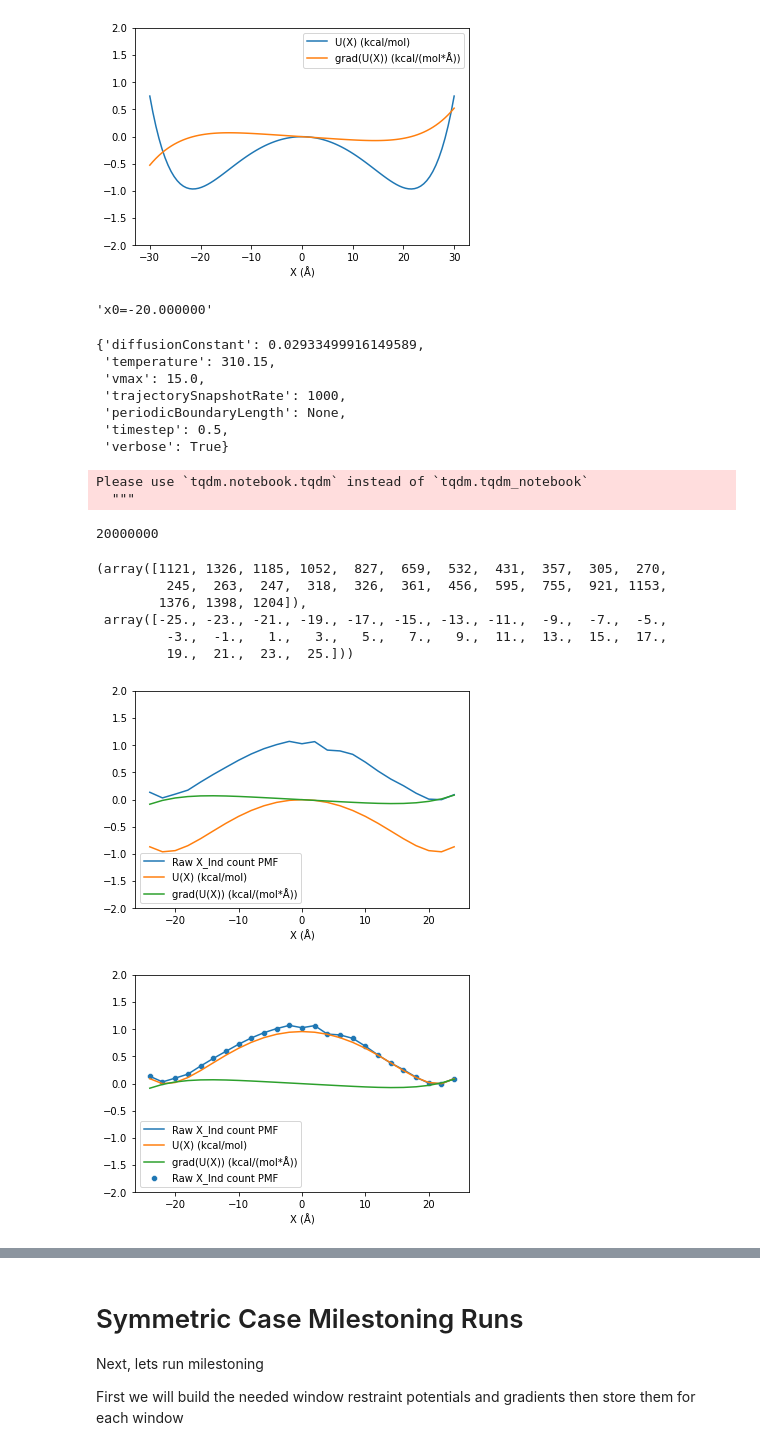
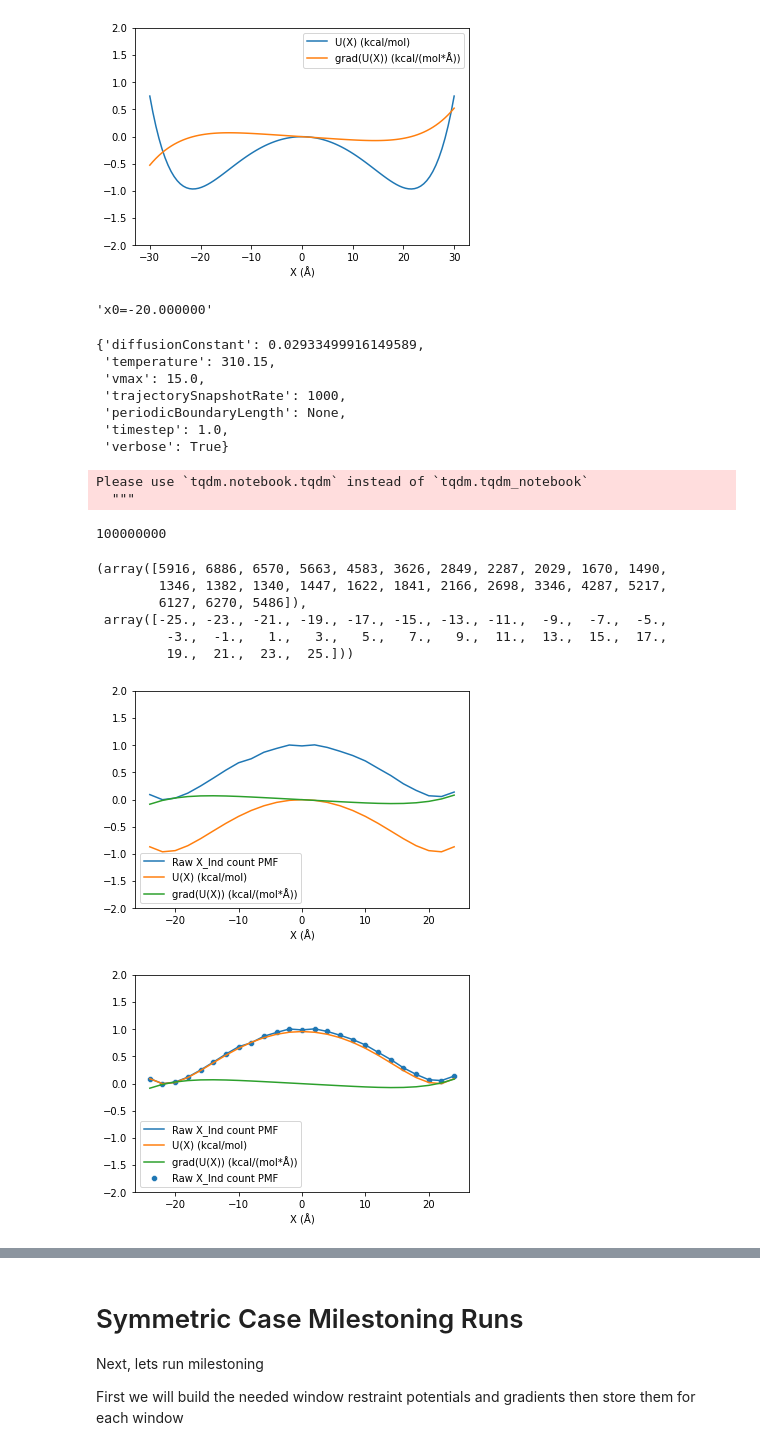
Before and after one commit to wesleymsmith/Milestone_Error_Analysis_Testing, a Jupyter notebook: Milestone_Polynomial_Model_Test.ipynb, the cells around one changed output, grey strips where cells are left out. Saved outputs shown, nothing was run; the diff lists cells and outputs as text; code cells hidden in the pictures.

```diff
--- a/Milestone_Polynomial_Model_Test.ipynb
+++ b/Milestone_Polynomial_Model_Test.ipynb
@@ -694,7 +682,7 @@ bd_Sim.set_parameters(dict(
     vmax=15.0,
     trajectorySnapshotRate=1000,
     verbose=True,
-    timestep=.5
+    timestep=1.0
 ))
 bd_Sim.set_x0(-20.)
 # %%
@@ -707,10 +695,10 @@ bd_Sim.parameter_dict
  'vmax': 15.0,
  'trajectorySnapshotRate': 1000,
  'periodicBoundaryLength': None,
- 'timestep': 0.5,
+ 'timestep': 1.0,
  'verbose': True}
 # %%
-nsteps=20000000 #100000000
+nsteps=100000000 #100000000
 trajData=bd_Sim.run_sim(
     nsteps=nsteps,
     giveVelocities=True,
@@ -727,39 +715,39 @@ display(sim_pmf_hist)
 sim_pmf_vec=sim_pmf_hist[0]
 sim_pmf_vec=sim_pmf_vec/np.sum(sim_pmf_vec)
 sim_pmf_vec=-kbT*np.log(sim_pmf_vec/np.max(sim_pmf_vec))
 sns.lineplot(
     x=xgrid,
     y=sim_pmf_vec,
     label='Raw X_Ind count PMF'
 )
 plt.ylim(-.5,1.5)
 #plt.show()
 
 xgrid=binCenters#np.linspace(-30,30,101)
 sns.lineplot(
     x=xgrid,
-    y=potFun(xgrid),
+    y=potFun(xgrid)-np.min(potFun(xgrid)),
     label='U(X) (kcal/mol)'
 )
 sns.lineplot(
     x=xgrid,
     y=potGradFun(xgrid),
     label='grad(U(X)) (kcal/(mol*Å))'
 )
 plt.ylim(-2,2)
 plt.xlabel('X (Å)')
 plt.show()
 # %% [output]
 Please use `tqdm.notebook.tqdm` instead of `tqdm.tqdm_notebook`
   """
-20000000
+100000000
-(array([1121, 1326, 1185, 1052,  827,  659,  532,  431,  357,  305,  270,
-         245,  263,  247,  318,  326,  361,  456,  595,  755,  921, 1153,
-        1376, 1398, 1204]),
+(array([5916, 6886, 6570, 5663, 4583, 3626, 2849, 2287, 2029, 1670, 1490,
+        1346, 1382, 1340, 1447, 1622, 1841, 2166, 2698, 3346, 4287, 5217,
+        6127, 6270, 5486]),
  array([-25., -23., -21., -19., -17., -15., -13., -11.,  -9.,  -7.,  -5.,
          -3.,  -1.,   1.,   3.,   5.,   7.,   9.,  11.,  13.,  15.,  17.,
          19.,  21.,  23.,  25.]))
-[figure, old version]
+[figure, new version]
 # %%
 binEdges=np.linspace(-25,25,26)
 binCenters=(binEdges[:-1]+binEdges[1:])/2.
@@ -799,4 +787,4 @@ plt.ylim(-2,2)
 plt.xlabel('X (Å)')
 plt.show()
 # %% [output]
-[figure, old version]
+[figure, new version]
```
Also changed, not shown: parts of 27 cells of this notebook, 2 other files.
